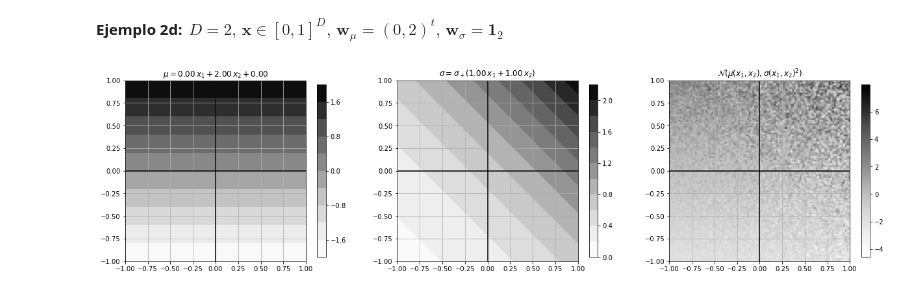
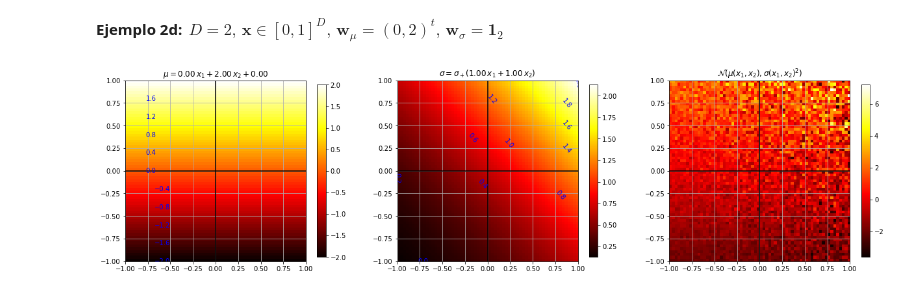
Before and after one commit to AlfonsJ/2024_07_31_PER2324, a Jupyter notebook: 02_fun/2.6 Distribución Gaussiana univariada/2.6.ipynb, the cells around one changed output. Drawn from its saved outputs; the diff is of its cells as text; code cells hidden in the pictures.

```diff
--- a/02_fun/2.6 Distribución Gaussiana univariada/2.6.ipynb
+++ b/02_fun/2.6 Distribución Gaussiana univariada/2.6.ipynb
@@ -39,7 +39,7 @@ donde $\sigma_+(a)=\log(1+e^a)$ es la función **softplus**.
 # %%
 x_min = y_min = -1.0
 x_max = y_max = 1.0
-x, y = np.meshgrid(np.linspace(x_min, x_max, num=100), np.linspace(y_min, y_max, num=100))
+x, y = np.meshgrid(np.linspace(x_min, x_max, num=64), np.linspace(y_min, y_max, num=64))
 wmu = np.array([0., 2.])
 b = .0
 wsigma = np.array([1., 1.])
@@ -52,21 +51,30 @@ rvs = norm().rvs(mu.shape) * sigma + mu # un número aleatorio por cada posició
 # %%
 extent = x_min, x_max, y_min, y_max
 contourf_levels = 10
 fig, axes = plt.subplots(1, 3, figsize=(18, 6))
 fig.tight_layout(pad=4)
-for i in (0, 1, 2):
-    axes[i].set(aspect='equal', xlim=(x_min, x_max), ylim=(y_min, y_max))
-    axes[i].grid()
-    axes[i].axhline(0, color='black')
-    axes[i].axvline(0, color='black')
+# media
+axes[0].set(aspect='equal', xlim=(x_min, x_max), ylim=(y_min, y_max))
+axes[0].grid(); axes[0].axhline(0, color='black'); axes[0].axvline(0, color='black')
 axes[0].set_title('$\mu={:.2f}\,x_1{:+.2f}\,x_2{:+.2f}$'.format(wmu[0], wmu[1], b))
-cp = axes[0].contourf(x, y, mu.reshape(x.shape), contourf_levels, cmap='Greys')
-plt.colorbar(cp, ax=axes[0], shrink=0.8);
+ip = axes[0].imshow(mu.reshape(x.shape), cmap='hot', interpolation="none", origin='lower', extent=extent)
+plt.colorbar(ip, ax=axes[0], shrink=0.8)
+cp = axes[0].contourf(x, y, mu.reshape(x.shape), contourf_levels, colors="none")
+plt.clabel(cp, inline=1, fontsize=10, colors='blue')
+# desviación típica
+axes[1].set(aspect='equal', xlim=(x_min, x_max), ylim=(y_min, y_max))
+axes[1].grid(); axes[1].axhline(0, color='black'); axes[1].axvline(0, color='black')
 axes[1].set_title('$\sigma=\sigma_+({:.2f}\,x_1{:+.2f}\,x_2)$'.format(wsigma[0], wsigma[1]))
-cp = axes[1].contourf(x, y, sigma.reshape(x.shape), contourf_levels, cmap='Greys')
-plt.colorbar(cp, ax=axes[1], shrink=0.8)
+ip = axes[1].imshow(sigma.reshape(x.shape), cmap='hot', interpolation="none", origin='lower', extent=extent)
+plt.colorbar(ip, ax=axes[1], shrink=0.8)
+cp = axes[1].contourf(x, y, sigma.reshape(x.shape), contourf_levels, colors="none")
+plt.clabel(cp, inline=1, fontsize=10, colors='blue')
+# un número aleatorio por cada posición, en función de su media y desviación correspondientes
+rvs = norm().rvs(mu.shape) * sigma + mu
+axes[2].set(aspect='equal', xlim=(x_min, x_max), ylim=(y_min, y_max))
+axes[2].grid(); axes[2].axhline(0, color='black'); axes[2].axvline(0, color='black')
 axes[2].set_title('$\mathcal{N}(\mu(x_1, x_2),\sigma(x_1, x_2)^2)$')
-ip = axes[2].imshow(rvs.reshape(x.shape), cmap='Greys', interpolation=None, origin='lower', extent=extent)
+ip = axes[2].imshow(rvs.reshape(x.shape), cmap='hot', interpolation="none", origin='lower', extent=extent)
 plt.colorbar(ip, ax=axes[2], shrink=0.8);
 # %% [output]
-[figure, old version]
+[figure, new version]
```
Also changed, not shown: parts of 1 cell of this notebook.
